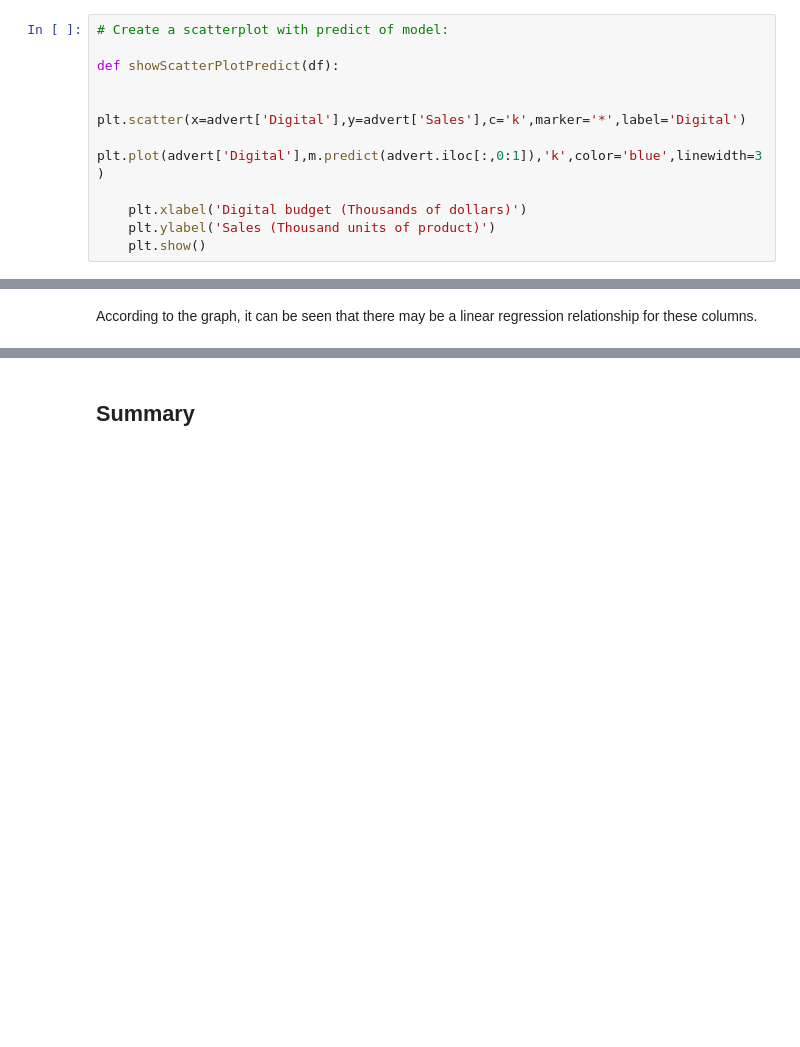
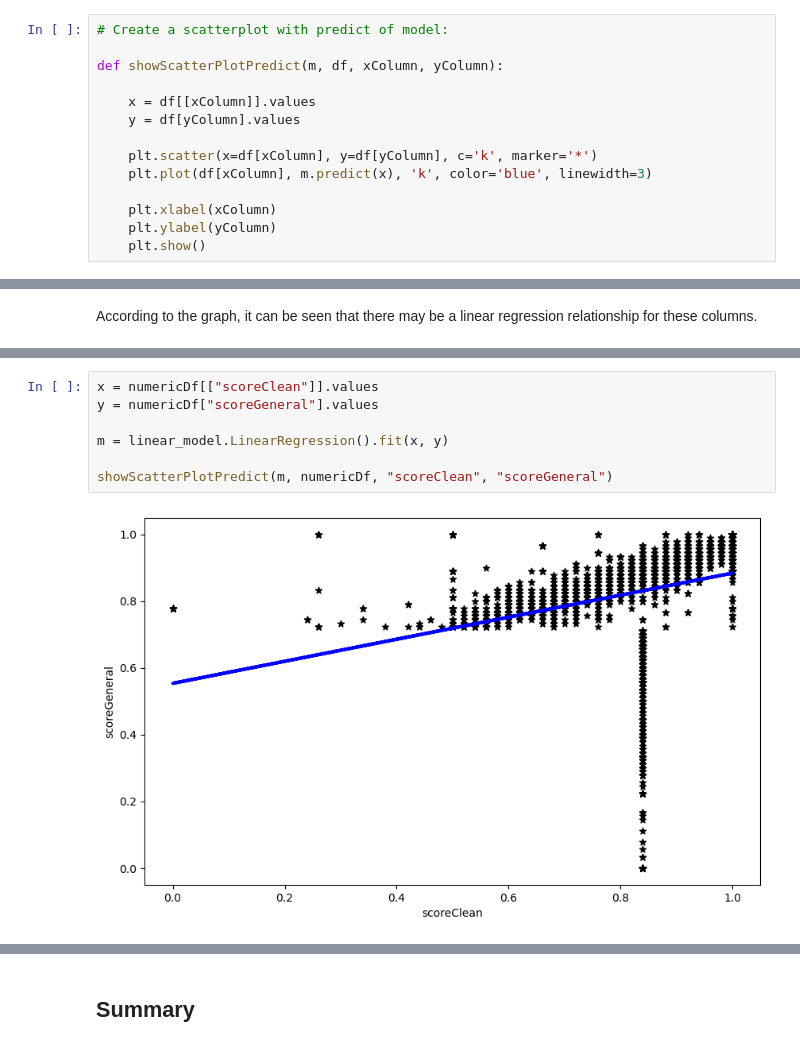
Before and after one commit to yarin-cohen02/dataScienceProject, a Jupyter notebook: project.ipynb, the cells around one changed output, grey strips where cells are left out. Cells and saved outputs as stored; diff of their text form; blank space fills up the shorter version.

```diff
--- a/project.ipynb
+++ b/project.ipynb
@@ -939,13 +944,16 @@ def showScatterPlot(df, xColumn, yCols, yCaption):
 # %%
 # Create a scatterplot with predict of model:
 
-def showScatterPlotPredict(df):
+def showScatterPlotPredict(m, df, xColumn, yColumn):
 
-    plt.scatter(x=advert['Digital'],y=advert['Sales'],c='k',marker='*',label='Digital')
-    plt.plot(advert['Digital'],m.predict(advert.iloc[:,0:1]),'k',color='blue',linewidth=3)
+    x = df[[xColumn]].values
+    y = df[yColumn].values
 
-    plt.xlabel('Digital budget (Thousands of dollars)')
-    plt.ylabel('Sales (Thousand units of product)')
+    plt.scatter(x=df[xColumn], y=df[yColumn], c='k', marker='*')
+    plt.plot(df[xColumn], m.predict(x), 'k', color='blue', linewidth=3)
+
+    plt.xlabel(xColumn)
+    plt.ylabel(yColumn)
     plt.show()
 # %% [markdown]
 ### Main Function
@@ -987,0 +994,9 @@ showScatterPlotPredict(df)
+# %%
+x = numericDf[["scoreClean"]].values
+y = numericDf["scoreGeneral"].values
+
+m = linear_model.LinearRegression().fit(x, y)
+
+showScatterPlotPredict(m, numericDf, "scoreClean", "scoreGeneral")
+# %% [output]
+[figure, added]
```
Also changed, not shown: parts of 13 cells of this notebook, 1 other file.
